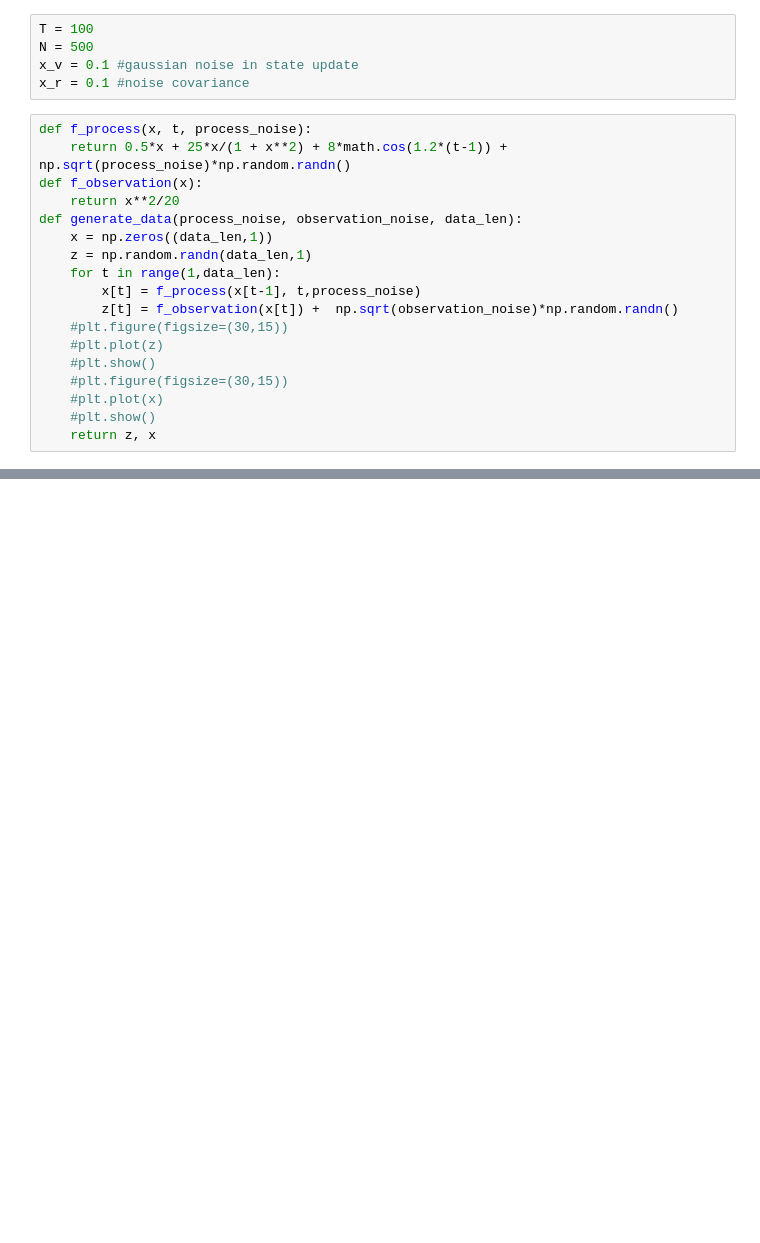
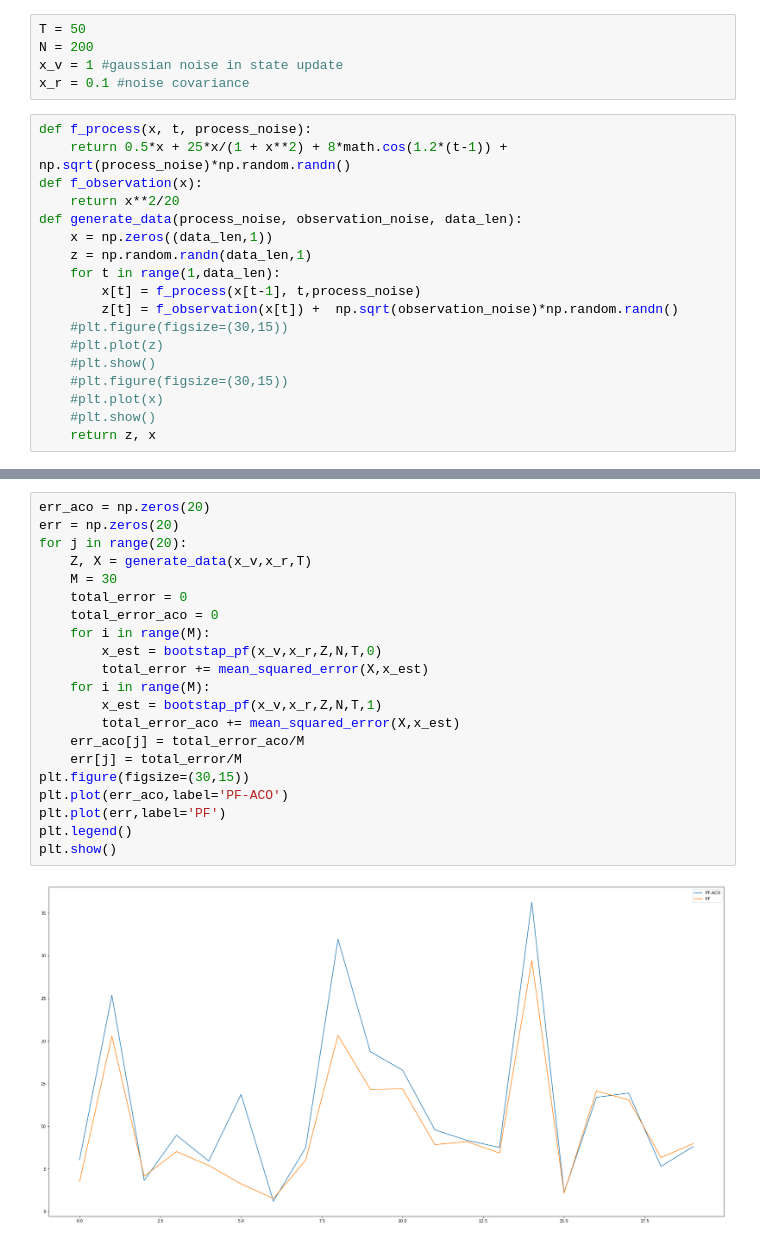
Before and after one commit to alpteko/MonteCarloProject-ACO, a Jupyter notebook: ModularParticleFilter-2.ipynb, the cells around one changed output, grey strips where cells are left out. Drawn from its saved outputs; the diff is of its cells as text; blank space fills up the shorter version.

```diff
--- a/ModularParticleFilter-2.ipynb
+++ b/ModularParticleFilter-2.ipynb
@@ -12,9 +12,9 @@ import math
 from sklearn.metrics import pairwise
 from sklearn.metrics import mean_squared_error
 # %%
-T = 100
-N = 500
-x_v = 0.1 #gaussian noise in state update
+T = 50
+N = 200
+x_v = 1 #gaussian noise in state update
 x_r = 0.1 #noise covariance
 # %%
 def f_process(x, t, process_noise):
@@ -256,0 +133,23 @@ Error PF:  0.0104325780383
+# %%
+err_aco = np.zeros(20)
+err = np.zeros(20)
+for j in range(20):
+    Z, X = generate_data(x_v,x_r,T)
+    M = 30
+    total_error = 0
+    total_error_aco = 0
+    for i in range(M):
+        x_est = bootstap_pf(x_v,x_r,Z,N,T,0)
+        total_error += mean_squared_error(X,x_est)
+    for i in range(M):
+        x_est = bootstap_pf(x_v,x_r,Z,N,T,1)
+        total_error_aco += mean_squared_error(X,x_est)
+    err_aco[j] = total_error_aco/M
+    err[j] = total_error/M
+plt.figure(figsize=(30,15))
+plt.plot(err_aco,label='PF-ACO')
+plt.plot(err,label='PF')
+plt.legend()
+plt.show()
+# %% [output]
+[figure, added]
```
Also changed, not shown: parts of 7 cells of this notebook, 1 other file.
